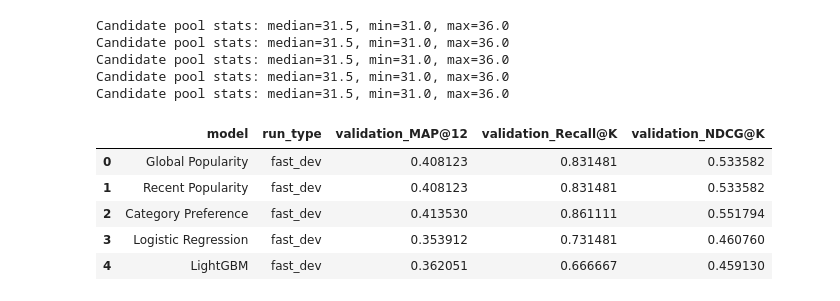
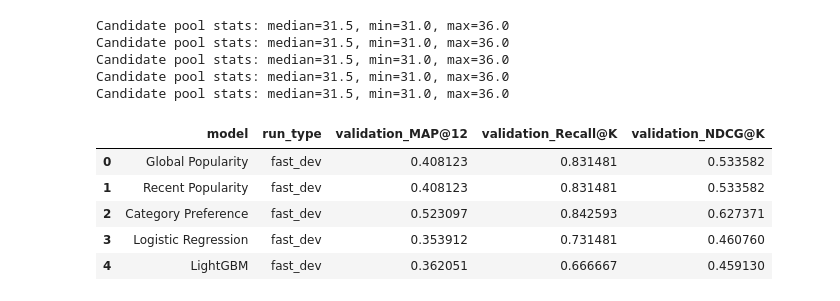
Before and after one commit to Dasith-Randula/Explainable-Fashion-Design-AI, a Jupyter notebook: notebooks/models/04_customer_preference.ipynb, the cells around one changed output. Cells and saved outputs as stored; diff of their text form; code cells hidden in the pictures.

```diff
--- a/notebooks/models/04_customer_preference.ipynb
+++ b/notebooks/models/04_customer_preference.ipynb
@@ -148,8 +150,10 @@ def category_scores(frame):
     out = frame.copy()
     preferred = out.get('preferred_category', pd.Series('UNKNOWN', index=out.index)).fillna('UNKNOWN').astype(str)
     category = out.get('product_group_name', pd.Series('UNKNOWN', index=out.index)).fillna('UNKNOWN').astype(str)
-    out['score'] = (preferred == category).astype(float)
-    out.loc[out['score'].eq(0), 'score'] = out.loc[out['score'].eq(0), 'recent_article_popularity'].astype(float)
+    category_match = (preferred == category).astype(float)
+    popularity = pd.to_numeric(out['recent_article_popularity'], errors='coerce').fillna(0.0).clip(lower=0.0)
+    popularity_norm = popularity / (1.0 + popularity)
+    out['score'] = 2.0 * category_match + popularity_norm
     return out
 
 
@@ -190,35 +194,35 @@ if train.target.nunique()>1 and feature_cols:
     except Exception as exc: print('Logistic Regression skipped:',exc)
 else: print('Logistic Regression skipped: training data has fewer than two target classes or no usable features.')
 try:
     from lightgbm import LGBMClassifier
     lightgbm_model=Pipeline([('preprocess',pre),('classifier',LGBMClassifier(n_estimators=120,learning_rate=0.05,num_leaves=31,random_state=RANDOM_STATE,verbosity=-1))])
     lightgbm_model.fit(train[feature_cols],train.target.astype(int)); lgb_scored=valid.copy(); lgb_scored['score']=lightgbm_model.predict_proba(valid[feature_cols])[:,1]
     candidate_results.append(evaluate('LightGBM',lgb_scored,'validation')); candidate_pipelines['LightGBM']=lightgbm_model
 except ImportError:
     print('LightGBM is not installed in the existing shared project .venv environment; this optional model will be skipped.')
 except Exception as exc:
     print('LightGBM skipped:',exc)
 
 validation_results=pd.DataFrame(baseline_results + candidate_results)
 if validation_results.empty:
-    winner='Global Popularity'; selection_metric='validation_MAP@12'
+    raise ValueError('No validation results were produced; cannot select a customer preference model.')
 else:
     winner_row = validation_results.sort_values(['validation_MAP@12','validation_Recall@K','validation_NDCG@K'], ascending=[False, False, False]).iloc[0]
     winner = str(winner_row['model'])
     selection_metric = 'validation_MAP@12'
 
 display(validation_results)
 validation_results.to_csv(METRICS/'customer_preference_model_results.csv',index=False)
 # %% [output]
 Candidate pool stats: median=31.5, min=31.0, max=36.0
 Candidate pool stats: median=31.5, min=31.0, max=36.0
 Candidate pool stats: median=31.5, min=31.0, max=36.0
 Candidate pool stats: median=31.5, min=31.0, max=36.0
 Candidate pool stats: median=31.5, min=31.0, max=36.0
 |  | model | run_type | validation_MAP@12 | validation_Recall@K | validation_NDCG@K |
 | 0 | Global Popularity | fast_dev | 0.408123 | 0.831481 | 0.533582 |
 | 1 | Recent Popularity | fast_dev | 0.408123 | 0.831481 | 0.533582 |
-| 2 | Category Preference | fast_dev | 0.413530 | 0.861111 | 0.551794 |
+| 2 | Category Preference | fast_dev | 0.523097 | 0.842593 | 0.627371 |
 | 3 | Logistic Regression | fast_dev | 0.353912 | 0.731481 | 0.460760 |
 | 4 | LightGBM | fast_dev | 0.362051 | 0.666667 | 0.459130 |
 # %%
```
Also changed, not shown: parts of 5 cells of this notebook, 6 other files.
